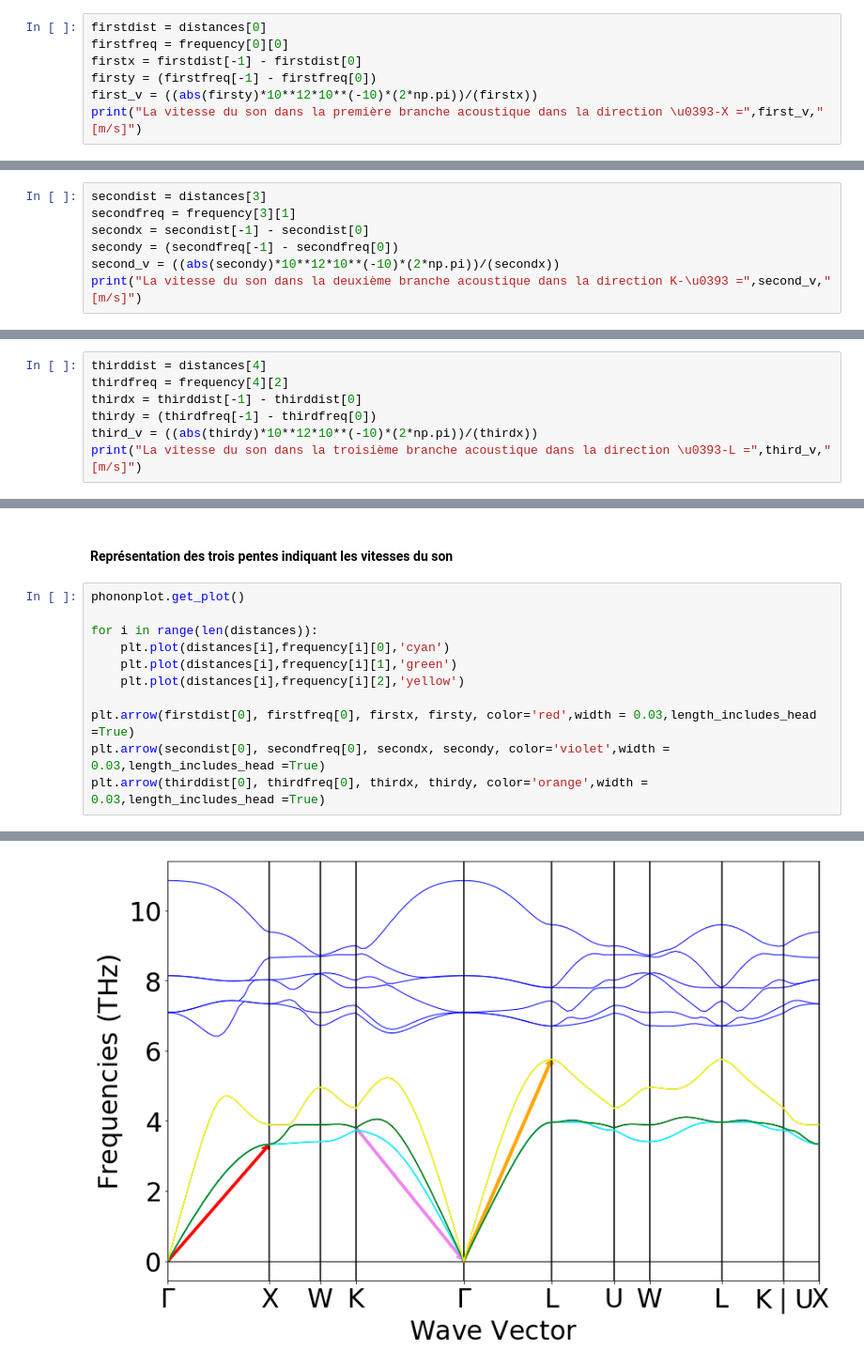
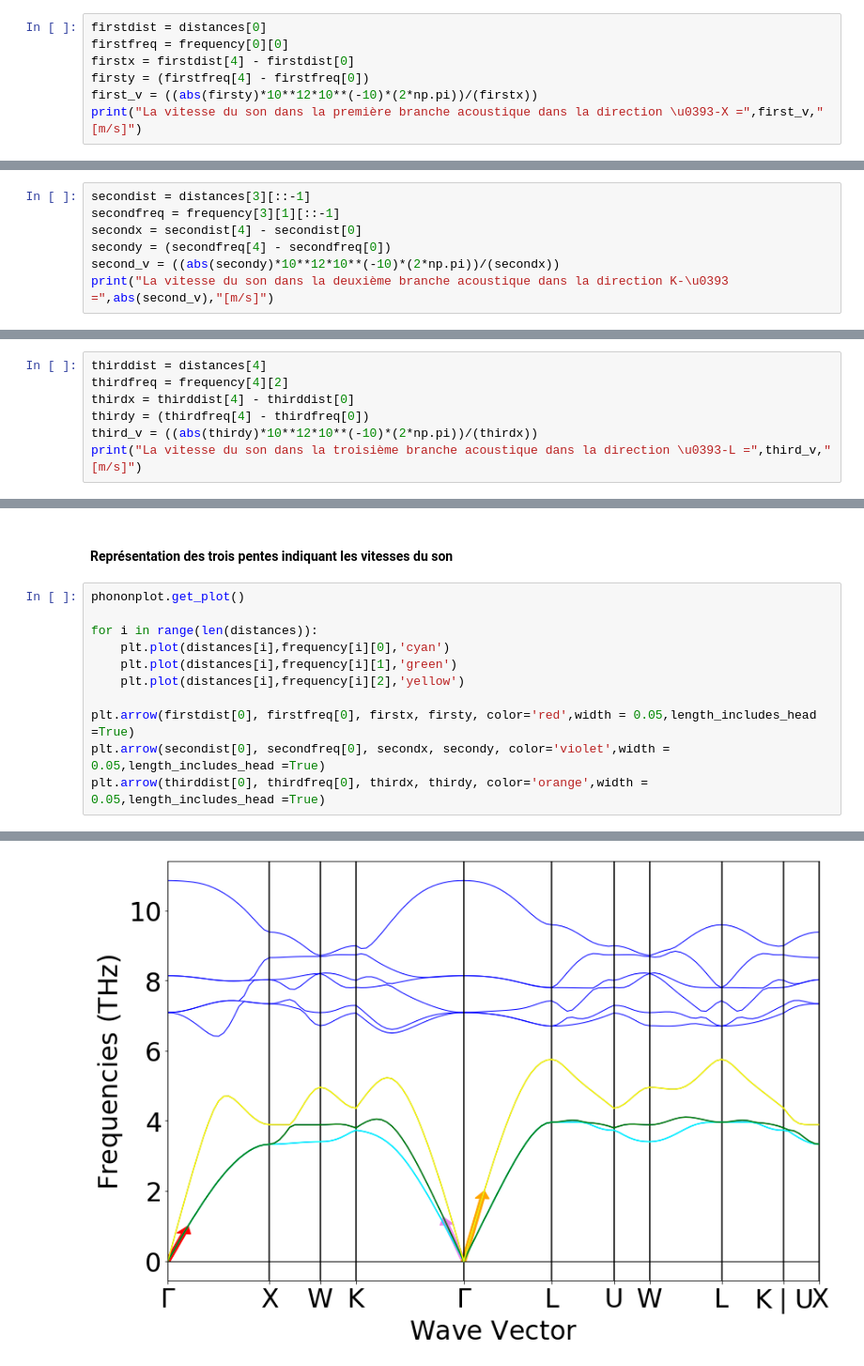
Before and after one commit to mmaree18/lmapr1492, a Jupyter notebook: ph_bands.ipynb, the cells around one changed output, grey strips where cells are left out. Shown: that part at 94% size. Cells and saved outputs as stored; diff of their text form.

```diff
--- a/ph_bands.ipynb
+++ b/ph_bands.ipynb
@@ -92,8 +100,8 @@ On regarde la bande cyan et la direction $\Gamma$ - X de la première zone de Br
 # %%
 firstdist = distances[0]
 firstfreq = frequency[0][0]
-firstx = firstdist[-1] - firstdist[0]
-firsty = (firstfreq[-1] - firstfreq[0])
+firstx = firstdist[4] - firstdist[0]
+firsty = (firstfreq[4] - firstfreq[0])
 first_v = ((abs(firsty)*10**12*10**(-10)*(2*np.pi))/(firstx))
 print("La vitesse du son dans la première branche acoustique dans la direction \u0393-X =",first_v,"[m/s]")
 # %% [output]
@@ -105,8 +113,8 @@ On regarde la bande verte et la direction K - $\Gamma$
 # %%
-secondist = distances[3]
-secondfreq = frequency[3][1]
-secondx = secondist[-1] - secondist[0]
-secondy = (secondfreq[-1] - secondfreq[0])
+secondist = distances[3][::-1]
+secondfreq = frequency[3][1][::-1]
+secondx = secondist[4] - secondist[0]
+secondy = (secondfreq[4] - secondfreq[0])
 second_v = ((abs(secondy)*10**12*10**(-10)*(2*np.pi))/(secondx))
-print("La vitesse du son dans la deuxième branche acoustique dans la direction K-\u0393 =",second_v,"[m/s]")
+print("La vitesse du son dans la deuxième branche acoustique dans la direction K-\u0393 =",abs(second_v),"[m/s]")
 # %% [output]
@@ -118,8 +126,8 @@ On regarde la bande jaune et la direction  $\Gamma$-L
 # %%
 thirddist = distances[4]
 thirdfreq = frequency[4][2]
-thirdx = thirddist[-1] - thirddist[0]
-thirdy = (thirdfreq[-1] - thirdfreq[0])
+thirdx = thirddist[4] - thirddist[0]
+thirdy = (thirdfreq[4] - thirdfreq[0])
 third_v = ((abs(thirdy)*10**12*10**(-10)*(2*np.pi))/(thirdx))
 print("La vitesse du son dans la troisième branche acoustique dans la direction \u0393-L =",third_v,"[m/s]")
 # %% [output]
@@ -129,17 +137,17 @@ La vitesse du son dans la troisième branche acoustique dans la direction Γ-L =
 # %%
 phononplot.get_plot()
 
 for i in range(len(distances)):
     plt.plot(distances[i],frequency[i][0],'cyan')
     plt.plot(distances[i],frequency[i][1],'green')
     plt.plot(distances[i],frequency[i][2],'yellow')
 
-plt.arrow(firstdist[0], firstfreq[0], firstx, firsty, color='red',width = 0.03,length_includes_head =True)
-plt.arrow(secondist[0], secondfreq[0], secondx, secondy, color='violet',width = 0.03,length_includes_head =True)
-plt.arrow(thirddist[0], thirdfreq[0], thirdx, thirdy, color='orange',width = 0.03,length_includes_head =True)
+plt.arrow(firstdist[0], firstfreq[0], firstx, firsty, color='red',width = 0.05,length_includes_head =True)
+plt.arrow(secondist[0], secondfreq[0], secondx, secondy, color='violet',width = 0.05,length_includes_head =True)
+plt.arrow(thirddist[0], thirdfreq[0], thirdx, thirdy, color='orange',width = 0.05,length_includes_head =True)
 # %% [output]
 <matplotlib.patches.FancyArrow at 0x...>
-[figure, old version]
+[figure, new version]
 # %% [markdown]
 ## Explications
 
```
Also changed, not shown: parts of 7 cells of this notebook.
